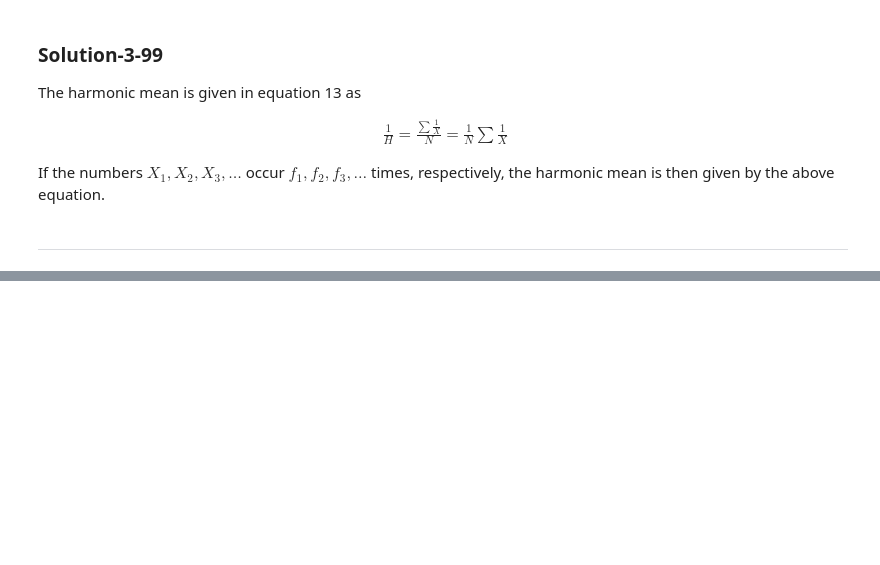
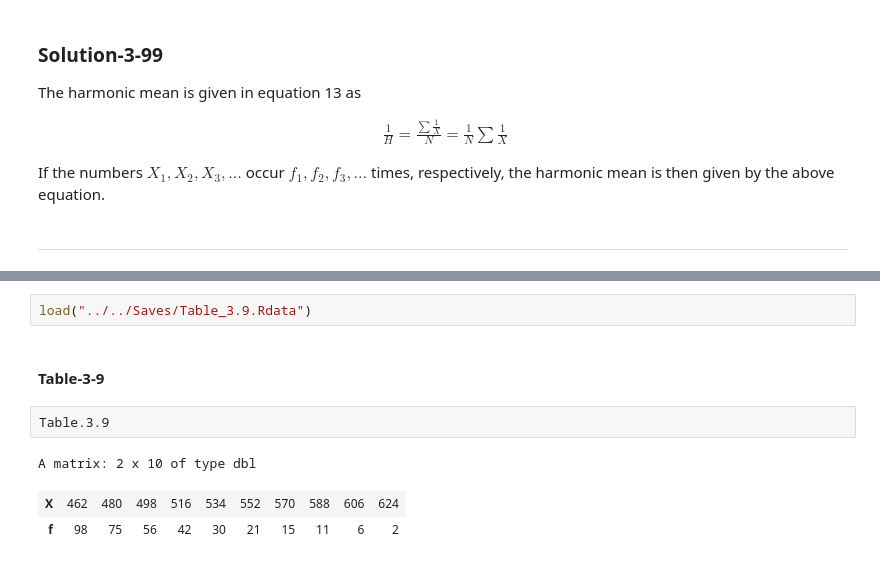
Before and after one commit to jbennett7/Statistics, a Jupyter notebook: 03 Chapter 3 The Mean, Median, Mode, and Other Measures of Central Tendency/03 Supplementary Problems/06 The harmonic mean.ipynb, the cells around one changed output, grey strips where cells are left out. Saved outputs shown, nothing was run; the diff lists cells and outputs as text; blank space fills up the shorter version.

```diff
--- a/03 Chapter 3 The Mean, Median, Mode, and Other Measures of Central Tendency/03 Supplementary Problems/06 The harmonic mean.ipynb
+++ b/03 Chapter 3 The Mean, Median, Mode, and Other Measures of Central Tendency/03 Supplementary Problems/06 The harmonic mean.ipynb
@@ -85,0 +124,10 @@ given by the above equation.
+# %%
+load("../../Saves/Table_3.9.Rdata")
+# %% [markdown]
+#### Table-3-9
+# %%
+Table.3.9
+# %% [output]
+A matrix: 2 x 10 of type dbl
+| X | 462 | 480 | 498 | 516 | 534 | 552 | 570 | 588 | 606 | 624 |
+| f | 98 | 75 | 56 | 42 | 30 | 21 | 15 | 11 | 6 | 2 |
```
Also changed, not shown: parts of 10 cells of this notebook, 10 other files.
